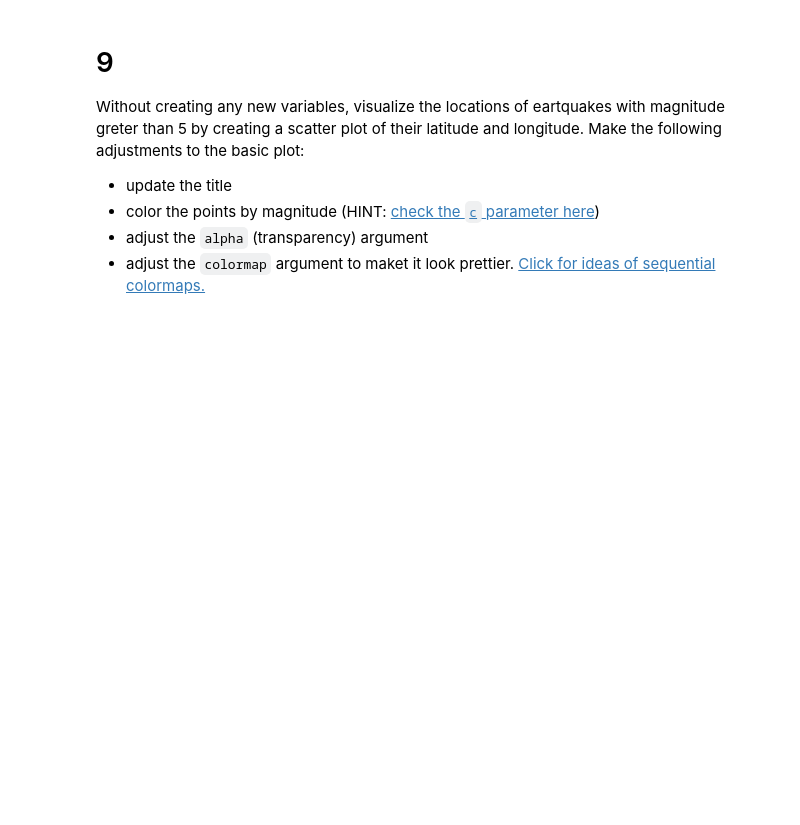
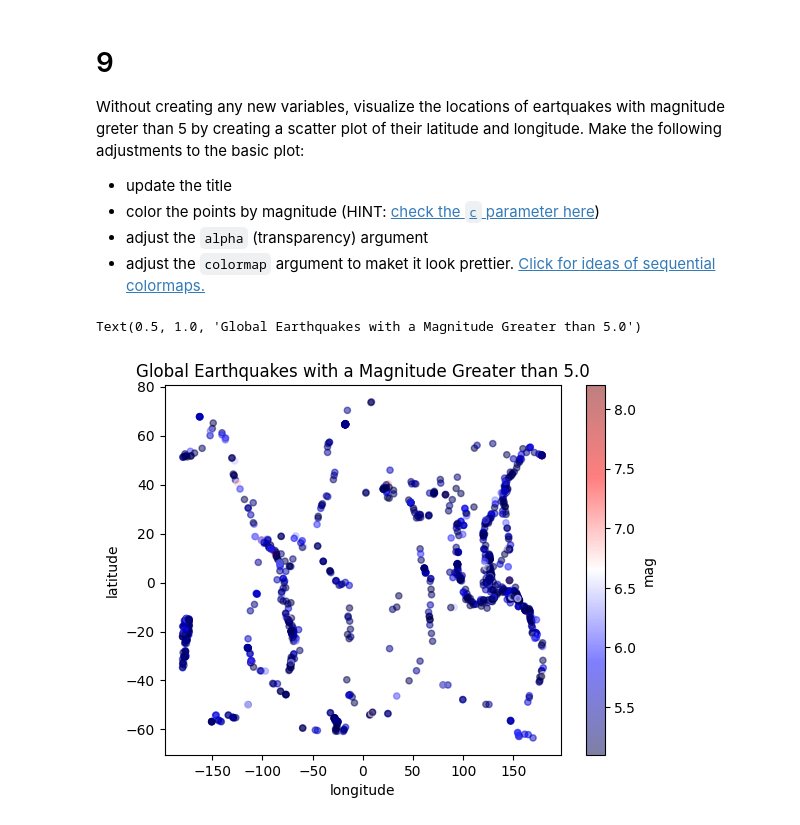
Before and after one commit to ryangreen6/eds220-hwk1, a Jupyter notebook: hwk1-task3-earthquakes.ipynb, the cells around one changed output. Drawn from its saved outputs; the diff is of its cells as text; code cells hidden in the pictures; blank space fills up the shorter version.

```diff
--- a/hwk1-task3-earthquakes.ipynb
+++ b/hwk1-task3-earthquakes.ipynb
@@ -214,5 +239,11 @@ Without creating any new variables, visualize the locations of eartquakes with m
 - color the points by magnitude (HINT: [check the `c` parameter here](https://pandas.pydata.org/pandas-docs/stable/reference/api/pandas.DataFrame.plot.scatter.html))
 - adjust the `alpha` (transparency) argument
 - adjust the `colormap` argument to maket it look prettier. [Click for ideas of sequential colormaps.](https://matplotlib.org/stable/users/explain/colors/colormaps.html)
+# %%
+eqk[eqk['mag']>5].plot.scatter(x='longitude', y='latitude', c = 'mag', alpha = .5, colormap = 'seismic')
+plt.title("Global Earthquakes with a Magnitude Greater than 5.0")
+# %% [output]
+Text(0.5, 1.0, 'Global Earthquakes with a Magnitude Greater than 5.0')
+[figure, added]
 # %% [markdown]
 <!-- END QUESTION -->
```
Also changed, not shown: parts of 7 cells of this notebook.
